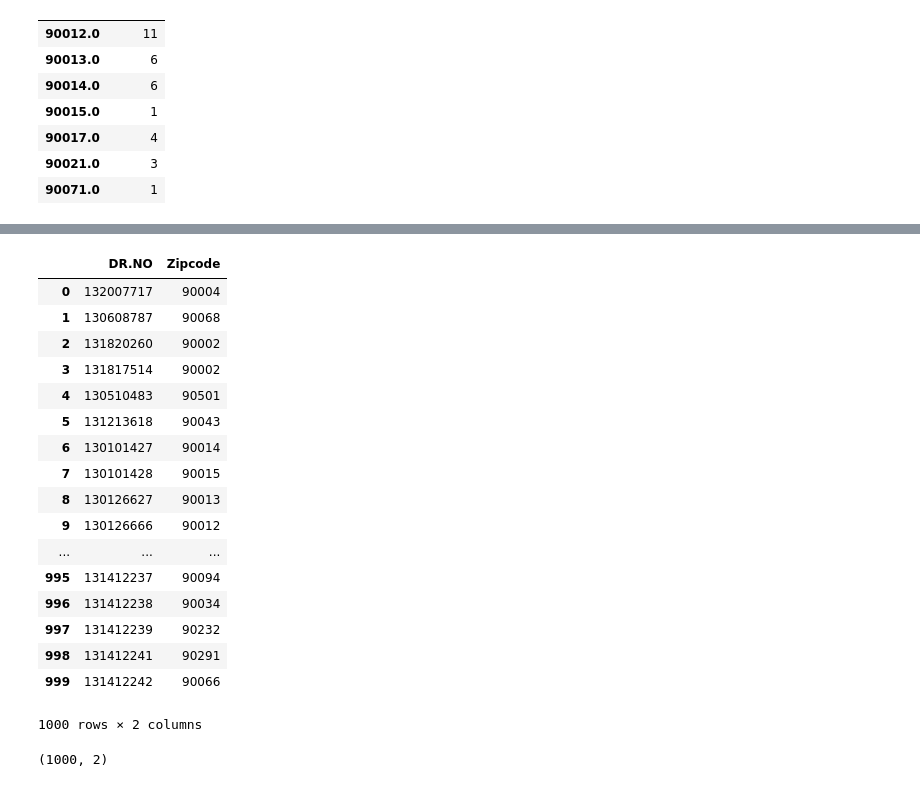
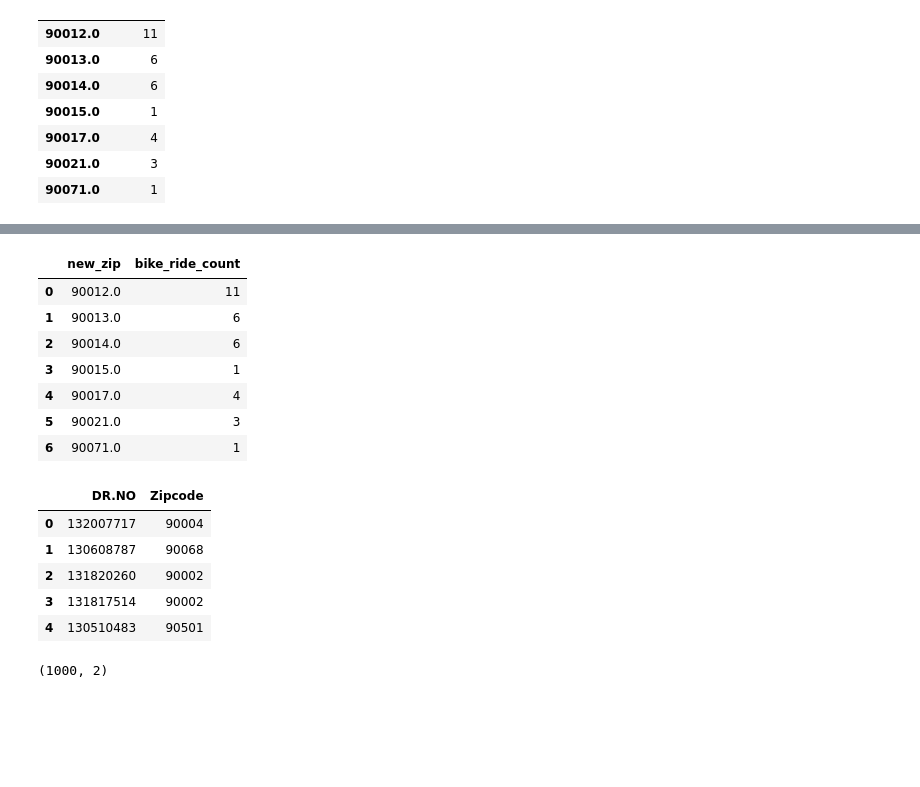
Before and after one commit to KPH3802/LA_Crime_and_Biking, a Jupyter notebook: LA_crime_and_biking.ipynb, the cells around one changed output, grey strips where cells are left out. Drawn from its saved outputs; the diff is of its cells as text; code cells hidden in the pictures; blank space fills up the shorter version.

```diff
--- a/LA_crime_and_biking.ipynb
+++ b/LA_crime_and_biking.ipynb
@@ -241,29 +228,29 @@ groupby_zip_bikes
 | 4 | 90017.0 | 4 |
 | 5 | 90021.0 | 3 |
 | 6 | 90071.0 | 1 |
+# %%
+groupby_zip_bikes.rename(index=str, columns={"New Zip":"new_zip","Trip ID": "bike_ride_count"}, inplace=True)
+groupby_zip_bikes
+# %% [output]
+|  | new_zip | bike_ride_count |
+| 0 | 90012.0 | 11 |
+| 1 | 90013.0 | 6 |
+| 2 | 90014.0 | 6 |
+| 3 | 90015.0 | 1 |
+| 4 | 90017.0 | 4 |
+| 5 | 90021.0 | 3 |
+| 6 | 90071.0 | 1 |
 # %%
 # Get only the columns that we need and make a new dataframe
 new_crimes_df = crimes_df[["DR.NO", "Zipcode"]].copy()
-new_crimes_df
+new_crimes_df.head()
 # %% [output]
 |  | DR.NO | Zipcode |
 | 0 | 132007717 | 90004 |
 | 1 | 130608787 | 90068 |
 | 2 | 131820260 | 90002 |
 | 3 | 131817514 | 90002 |
 | 4 | 130510483 | 90501 |
-| 5 | 131213618 | 90043 |
-| 6 | 130101427 | 90014 |
-| 7 | 130101428 | 90015 |
-| 8 | 130126627 | 90013 |
-| 9 | 130126666 | 90012 |
-| ... | ... | ... |
-| 995 | 131412237 | 90094 |
-| 996 | 131412238 | 90034 |
-| 997 | 131412239 | 90232 |
-| 998 | 131412241 | 90291 |
-| 999 | 131412242 | 90066 |
-1000 rows × 2 columns
 # %%
 new_crimes_df.shape
 # %% [output]
```
Also changed, not shown: parts of 6 cells of this notebook.
